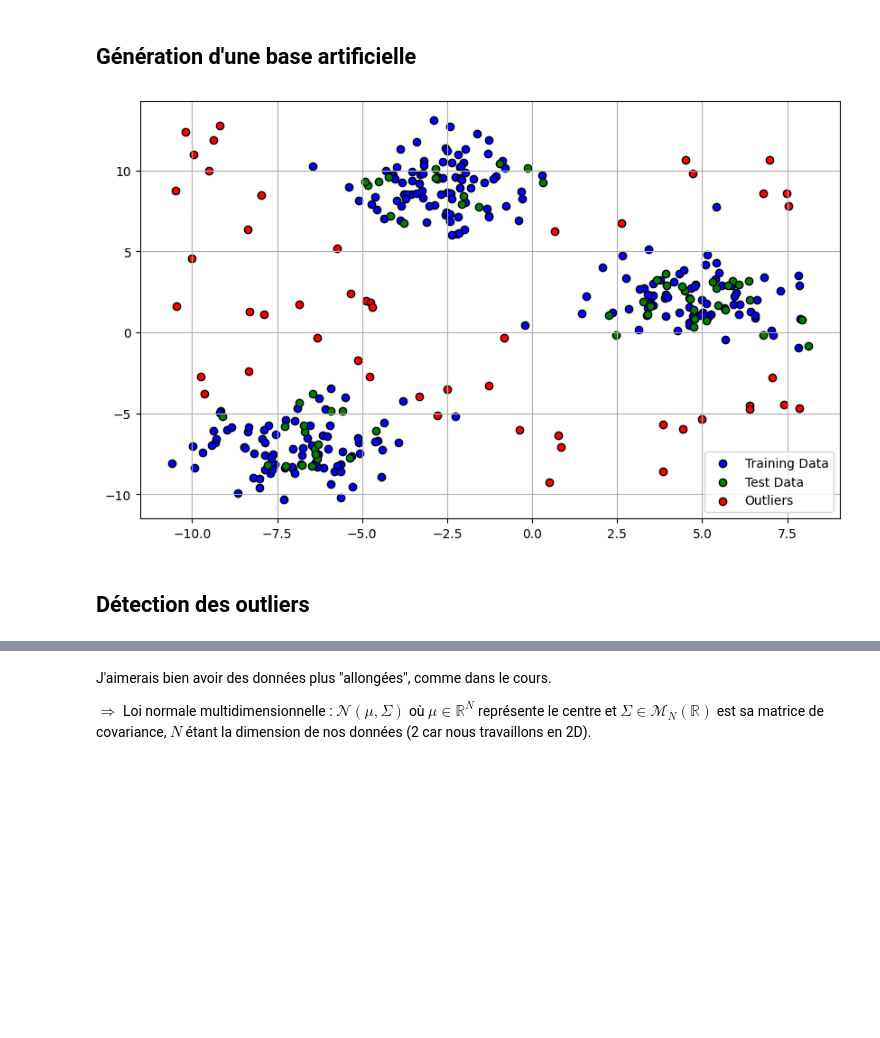
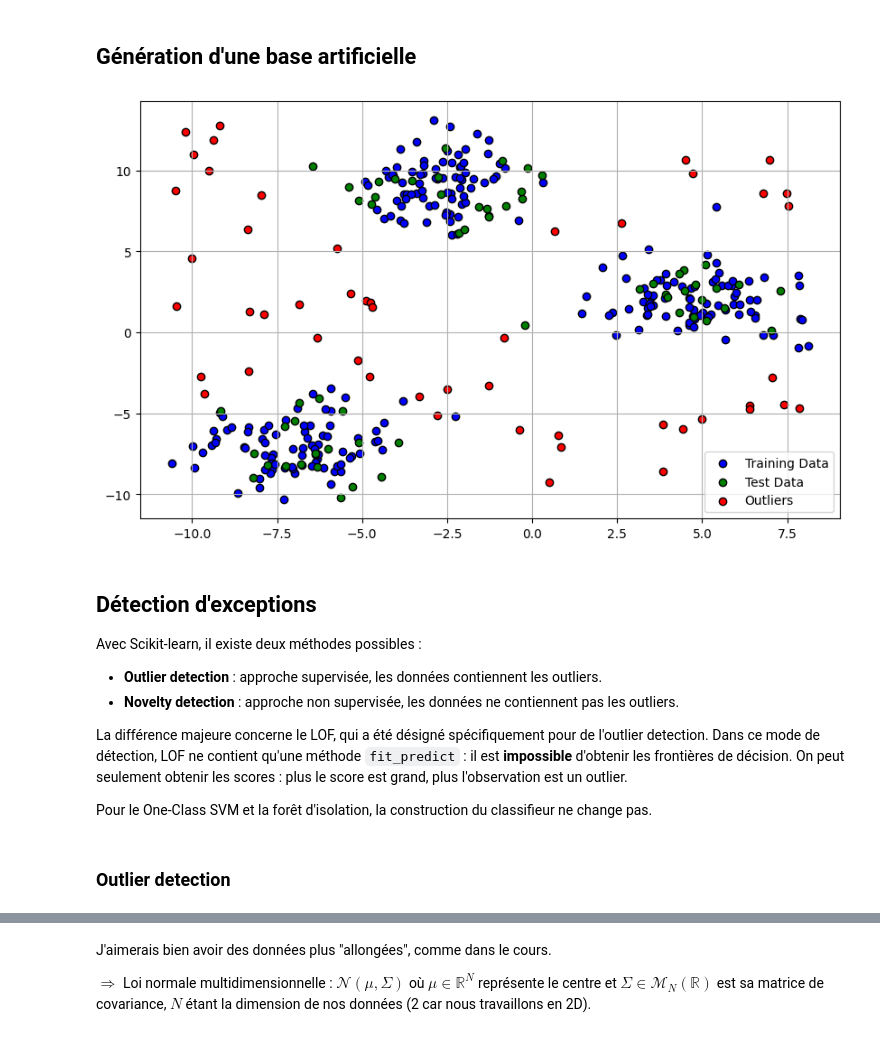
Before and after one commit to CharlesAttend/M2-DAC, a Jupyter notebook: XAI/TME/TME8/TME8.ipynb, the cells around one changed output, grey strips where cells are left out. Cells and saved outputs as stored; diff of their text form; code cells hidden in the pictures; blank space fills up the shorter version.

```diff
--- a/XAI/TME/TME8/TME8.ipynb
+++ b/XAI/TME/TME8/TME8.ipynb
@@ -31,6 +31,8 @@ def generate_blobs(
     :param random_seed: Graine aléatoire, 42 par défaut.
     :return: Un ensemble de train, de test et les outliers.
     """
+    rng = np.random.RandomState(random_seed)
+
     X, _, centers = make_blobs(
         n_samples=n_samples,
         n_features=2,
@@ -45,6 +47,7 @@ def generate_blobs(
     )
 
     # Séparer les données en ensembles d'entraînement et de test
+    rng.shuffle(X)
     n_train = int(0.8 * len(X))
     X_train = X[:n_train]
     X_test = X[n_train:]
@@ -78,36 +81,45 @@ def generate_outliers(X, centers, n_outliers=50, min_distance=4, random_seed=42)
         ):
             X_outliers.append(outlier_candidate)
     return np.array(X_outliers)
 
 
 def plot_data(X_train, X_test, X_outliers):
     """Affiche les données artificiellement générées."""
     plt.figure(figsize=(10, 6))
     # Plot les données d'entraînement
     plt.scatter(
         X_train[:, 0], X_train[:, 1], c="blue", label="Training Data", edgecolors="k"
     )
     # Plot les données de test
     plt.scatter(
         X_test[:, 0], X_test[:, 1], c="green", label="Test Data", edgecolors="k"
     )
     # Plot les outliers
     plt.scatter(
         X_outliers[:, 0], X_outliers[:, 1], c="red", label="Outliers", edgecolors="k"
     )
     plt.legend()
     plt.grid(True)
     plt.show()
 
 
 X_train, X_test, X_outliers = generate_blobs(
     n_samples=300, n_clusters=3, cluster_std=1.5, n_outliers=50
 )
 plot_data(X_train, X_test, X_outliers)
 # %% [output]
-[figure, old version]
+[figure, new version]
-# %% [markdown]
-## Détection des outliers
+# %% [markdown]
+## Détection d'exceptions
+
+Avec Scikit-learn, il existe deux méthodes possibles :
+
+- **Outlier detection** : approche supervisée, les données contiennent les outliers.
+- **Novelty detection** : approche non supervisée, les données ne contiennent pas les outliers.
+
+La différence majeure concerne le LOF, qui a été désigné spécifiquement pour de l'outlier detection. Dans ce mode de détection, LOF ne contient qu'une méthode `fit_predict` : il est **impossible** d'obtenir les frontières de décision. On peut seulement obtenir les scores : plus le score est grand, plus l'observation est un outlier.
+
+Pour le One-Class SVM et la forêt d'isolation, la construction du classifieur ne change pas.
 # %%
 from sklearn.neighbors import LocalOutlierFactor
 from sklearn.svm import OneClassSVM
@@ -141,3 +157,5 @@ def train_isolation_forest(
     )
     clf.fit(X_train)
     return clf
+# %% [markdown]
+### Outlier detection
```
Also changed, not shown: parts of 15 cells of this notebook, 1 other file.
